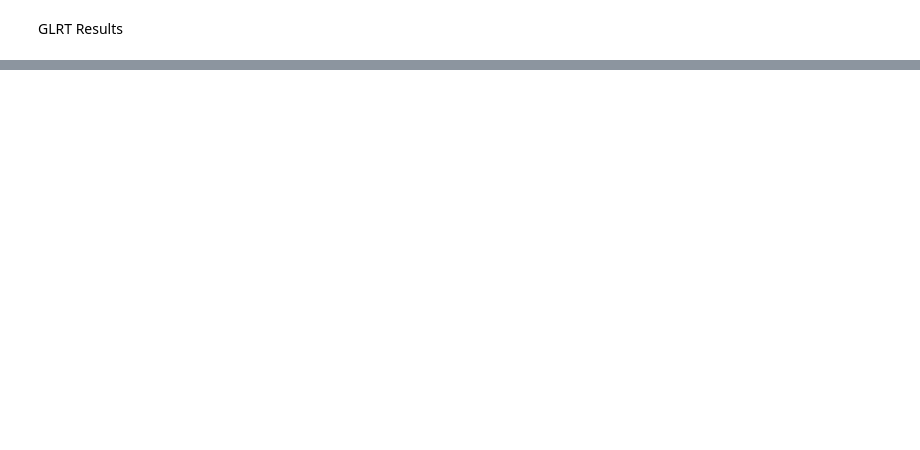
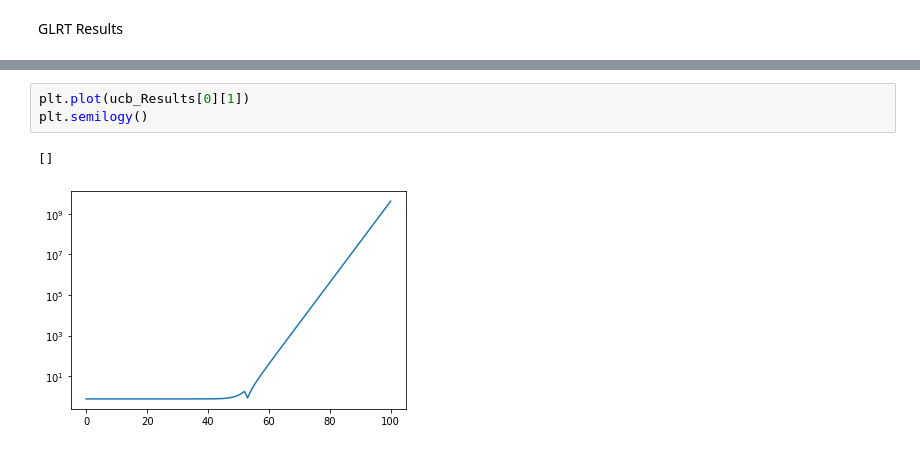
Before and after one commit to gabeerion/explanation-uncertainty, a Jupyter notebook: glrtCIs.ipynb, the cells around one changed output, grey strips where cells are left out. Cells and saved outputs as stored; diff of their text form; blank space fills up the shorter version.

```diff
--- a/glrtCIs.ipynb
+++ b/glrtCIs.ipynb
@@ -95,0 +92,6 @@ ipdb>  c
+# %%
+plt.plot(ucb_Results[0][1])
+plt.semilogy()
+# %% [output]
+[]
+[figure, added]
```
Also changed, not shown: parts of 12 cells of this notebook, 1 other file.
